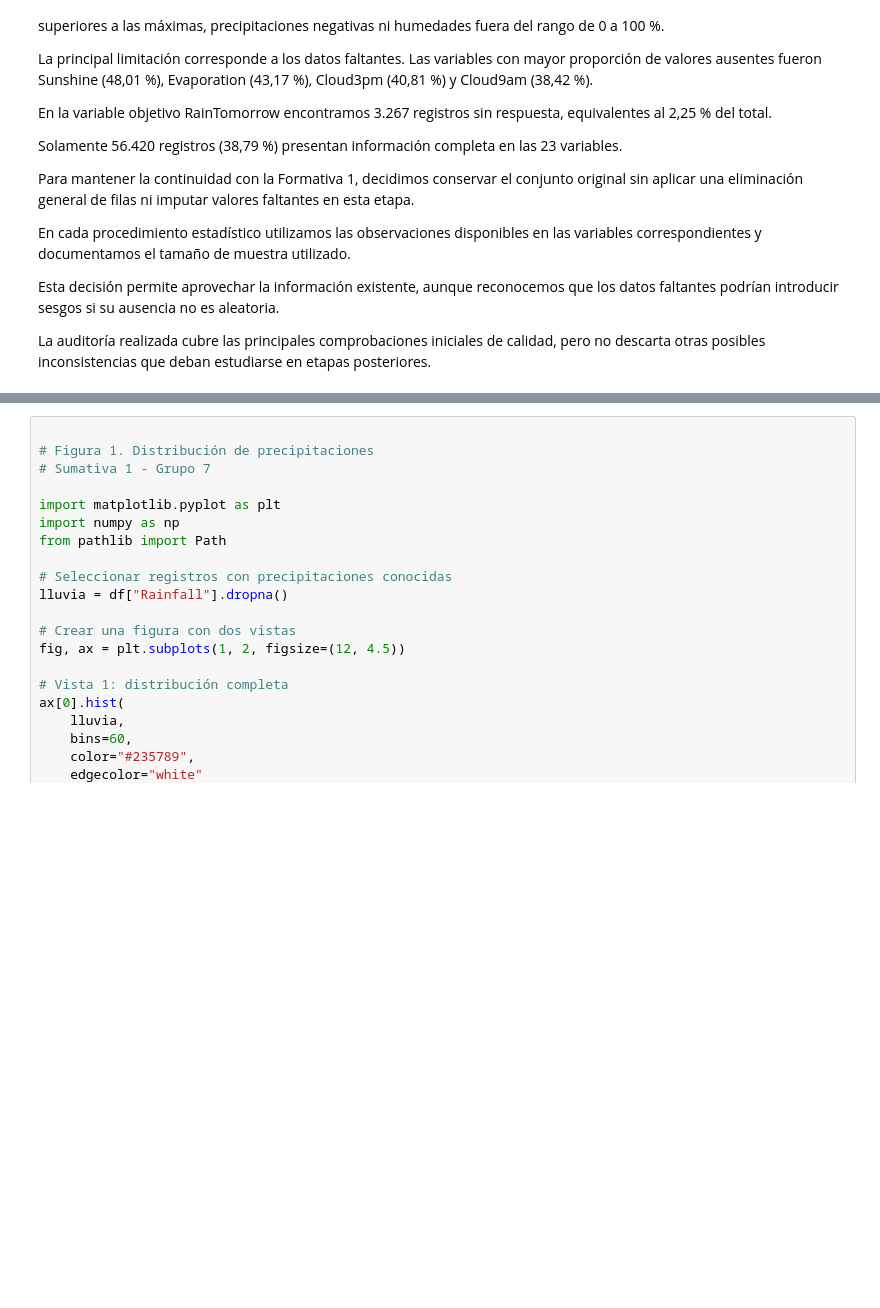
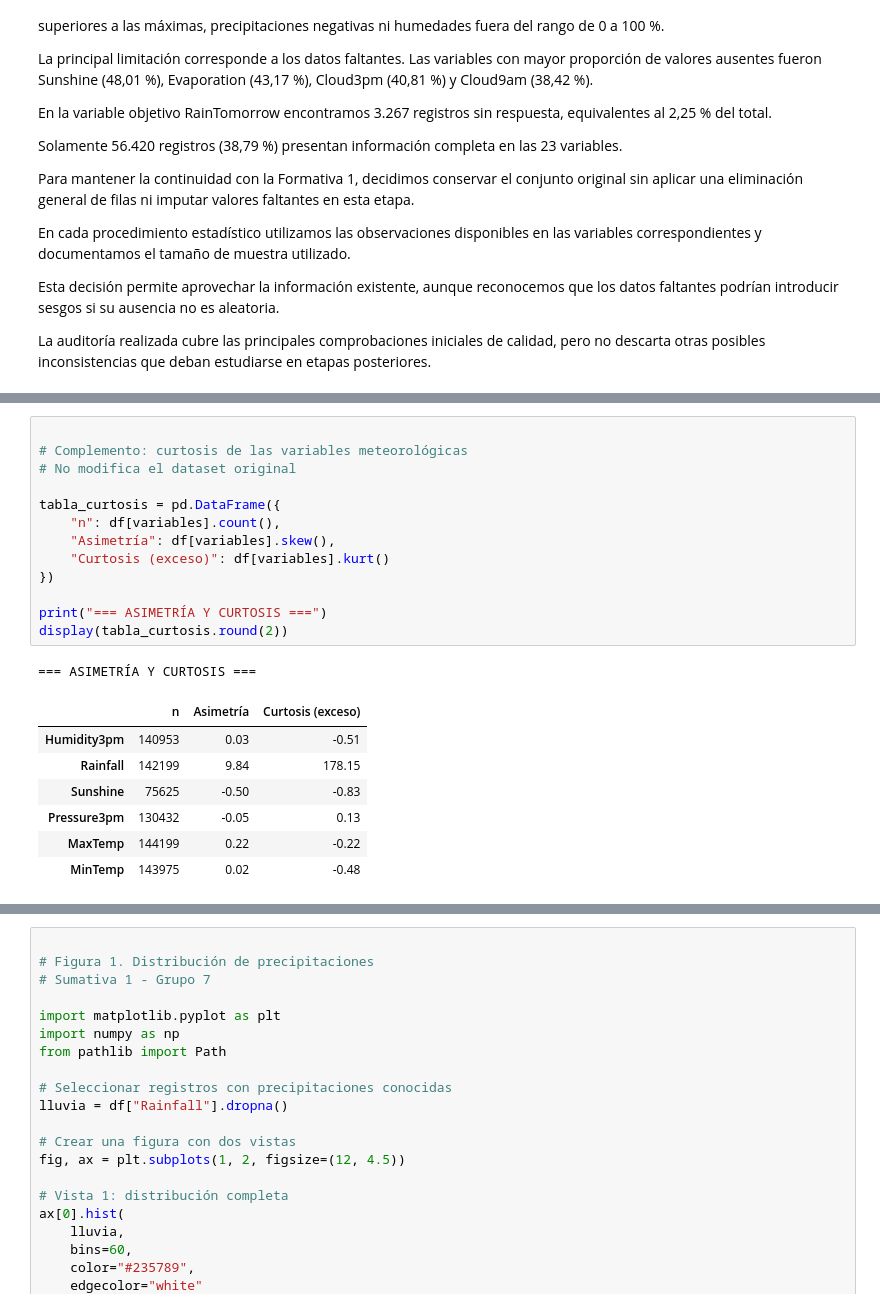
Before and after one commit to BenjaArayaM/Proyecto-Lluvias-Australia-Grupo7, a Jupyter notebook: notebooks/02_sumativa1_analisis.ipynb, the cells around one changed output, grey strips where cells are left out. Cells and saved outputs as stored; diff of their text form; blank space fills up the shorter version.

```diff
--- a/notebooks/02_sumativa1_analisis.ipynb
+++ b/notebooks/02_sumativa1_analisis.ipynb
@@ -313,3 +340,25 @@ display(tabla_descriptiva.round(2))
+# %%
+
+# Complemento: curtosis de las variables meteorológicas
+# No modifica el dataset original
+
+tabla_curtosis = pd.DataFrame({
+    "n": df[variables].count(),
+    "Asimetría": df[variables].skew(),
+    "Curtosis (exceso)": df[variables].kurt()
+})
+
+print("=== ASIMETRÍA Y CURTOSIS ===")
+display(tabla_curtosis.round(2))
+# %% [output]
+=== ASIMETRÍA Y CURTOSIS ===
+|  | n | Asimetría | Curtosis (exceso) |
+| Humidity3pm | 140953 | 0.03 | -0.51 |
+| Rainfall | 142199 | 9.84 | 178.15 |
+| Sunshine | 75625 | -0.50 | -0.83 |
+| Pressure3pm | 130432 | -0.05 | 0.13 |
+| MaxTemp | 144199 | 0.22 | -0.22 |
+| MinTemp | 143975 | 0.02 | -0.48 |
 # %% [markdown]
 
 ### 2.1. Interpretación de las estadísticas descriptivas
```
Also changed, not shown: parts of 4 cells of this notebook, 3 other files.
